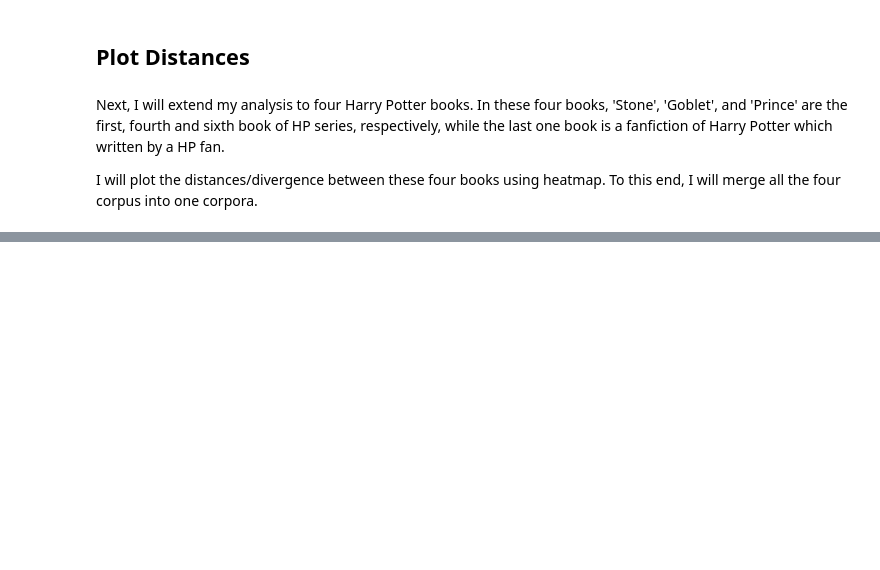
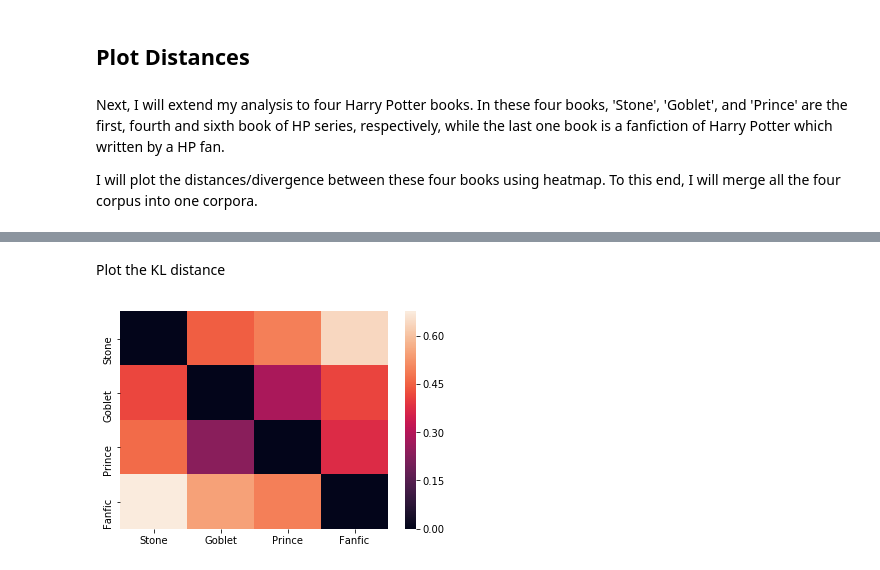
Before and after one commit to ZhaodiChen/content-analysis-2018, a Jupyter notebook: 2-Corpus-Linguistics/2-Corpus-Linguistics.ipynb, the cells around one changed output, grey strips where cells are left out. Cells and saved outputs as stored; diff of their text form; code cells hidden in the pictures; blank space fills up the shorter version.

```diff
--- a/2-Corpus-Linguistics/2-Corpus-Linguistics.ipynb
+++ b/2-Corpus-Linguistics/2-Corpus-Linguistics.ipynb
@@ -2332,0 +2311,41 @@ I failed in making texts from one same book into one row, like what formatted in
+# %%
+stone = hpStoneSentencesDF['normalized_tokens'].tolist()
+goblet = hpGobletDF['normalized_tokens'].tolist()
+prince = hpPrinceDF['normalized_tokens'].tolist()
+fanfic = hpFanficDF['normalized_tokens'].tolist()
+# %%
+stone_list = []
+for l in stone:
+    stone_list.extend(l)
+
+goblet_list = []
+for i in goblet:
+    goblet_list.extend(i)
+
+prince_list = []
+for l in prince:
+    prince_list.extend(l)
+
+fanfic_list = []
+for l in fanfic:
+    fanfic_list.extend(l)
+# %%
+corpora = [stone_list, goblet_list, prince_list, fanfic_list]
+# %%
+fileids = ["Stone", "Goblet", "Prince", "Fanfic"]
+# %% [markdown]
+Plot the KL distance
+# %%
+L = []
+for p in corpora:
+    l = []
+    for q in corpora:
+        l.append(Divergence(p,q, difference = 'KL'))
+    L.append(l)
+M = np.array(L)
+fig = plt.figure()
+div = pandas.DataFrame(M, columns = fileids, index = fileids)
+ax = sns.heatmap(div)
+plt.show()
+# %% [output]
+[figure, added]
```
Also changed, not shown: parts of 16 cells of this notebook.
